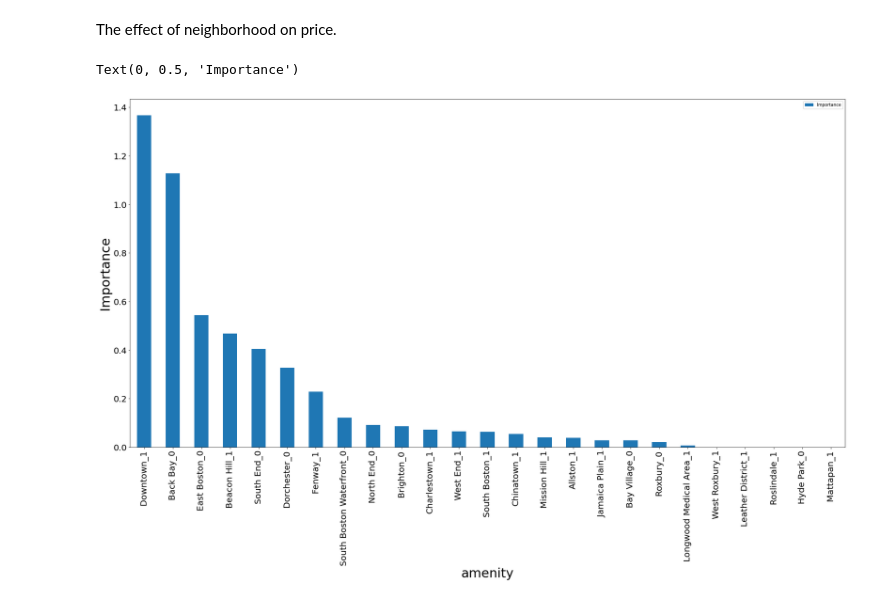
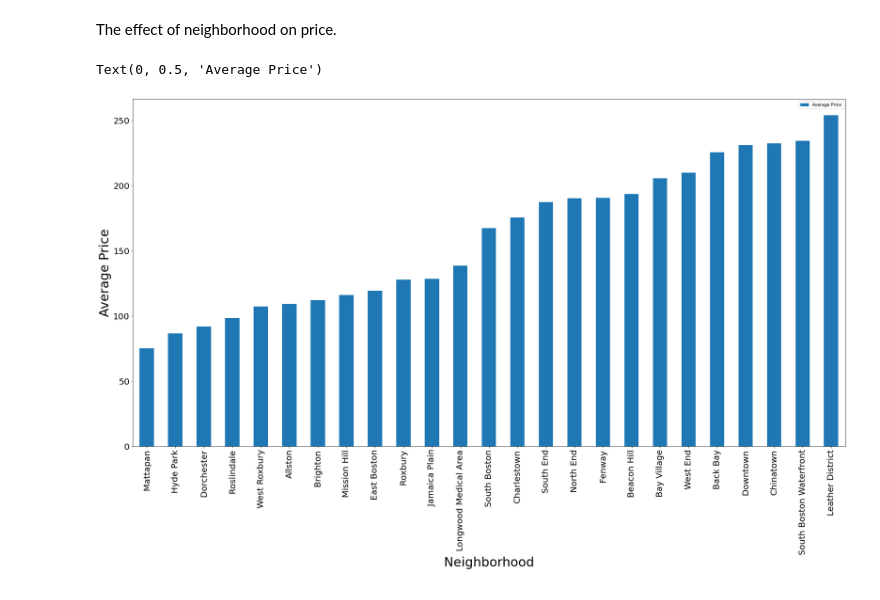
Before and after one commit to Vaibhav3M/AirBnB_Aanalytics, a Jupyter notebook: Analysis/Prediction.ipynb, the cells around one changed output. Saved outputs shown, nothing was run; the diff lists cells and outputs as text; code cells hidden in the pictures.

Commit message:
FEAT: updated prediction based on Neighborhood

```diff
--- a/Analysis/Prediction.ipynb
+++ b/Analysis/Prediction.ipynb
@@ -221,21 +223,19 @@ Text(0, 0.5, 'Importance')
 [figure]
 # %% [markdown]
 The effect of neighborhood on price.
+# %%
+df_original['price'] = df_original['price'].map(lambda p: int(p[1:-3].replace(",", "")))
+df_original = df_original.query('price < 500')
+# %%
+n_price = []
+
+for n in neighborhoods:
+    n_price.append((n, df_original[df_original['neighbourhood_cleansed'] == n]['price'].mean()))
 # %%
-neighborhoods = df_original['neighbourhood_cleansed'].unique()
-
-neighborhood_importance = []
-for amenity in neighborhoods:
-    for col in feature_importance_dict.keys():
-        if amenity in col:
-            neighborhood_importance.append((col,feature_importance_dict[col]))
-
-neighborhood_importance.sort(key=lambda tup: tup[1], reverse = True)
-
-pd.DataFrame(neighborhood_importance, columns = ['neighborhood','Importance']).drop_duplicates().set_index('neighborhood').plot(kind='bar', figsize = (30,15))
+pd.DataFrame(n_price, columns = ['Neighborhood','Average Price']).drop_duplicates().set_index('Neighborhood').sort_values(by = 'Average Price').plot(kind='bar', figsize = (30,15))
 plt.xticks(fontsize=20)
-plt.xlabel('amenity', fontsize=30)
-plt.ylabel('Importance', fontsize=30)
+plt.xlabel('Neighborhood', fontsize=30)
+plt.ylabel('Average Price', fontsize=30)
 # %% [output]
-Text(0, 0.5, 'Importance')
+Text(0, 0.5, 'Average Price')
-[figure, old version]
+[figure, new version]
```
Also changed, not shown: parts of 1 cell of this notebook.
